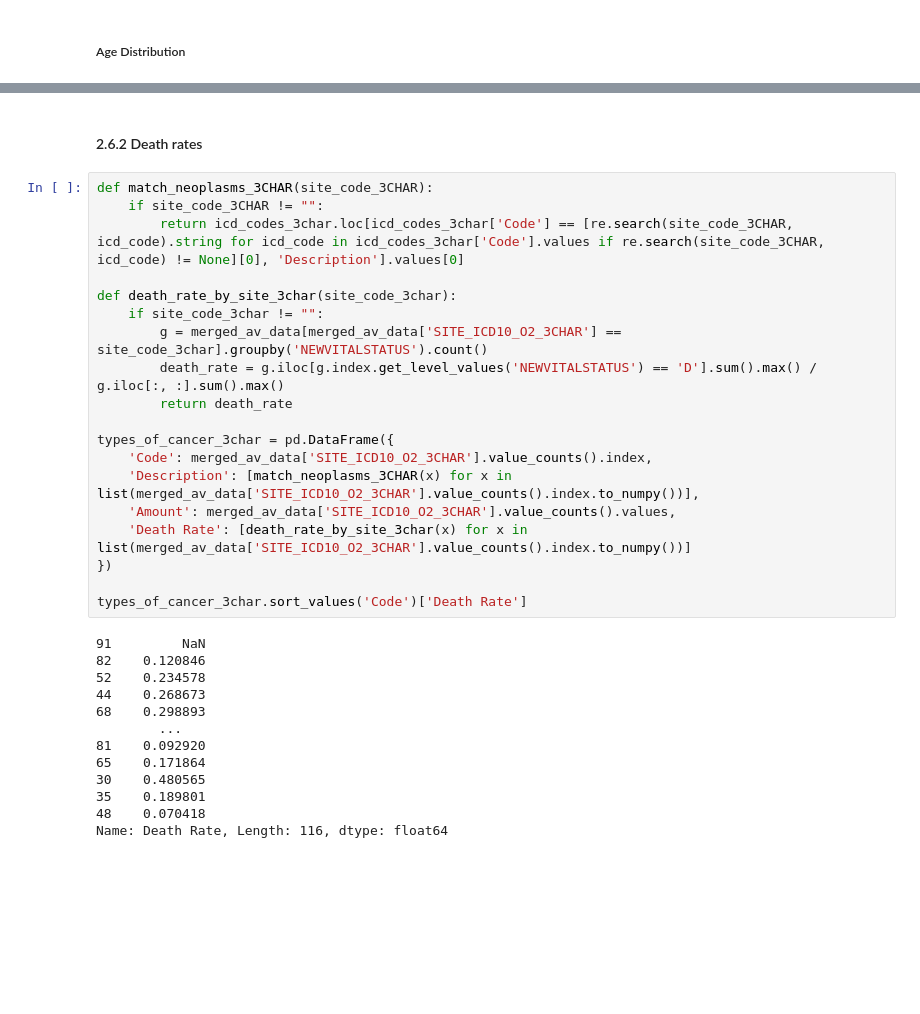
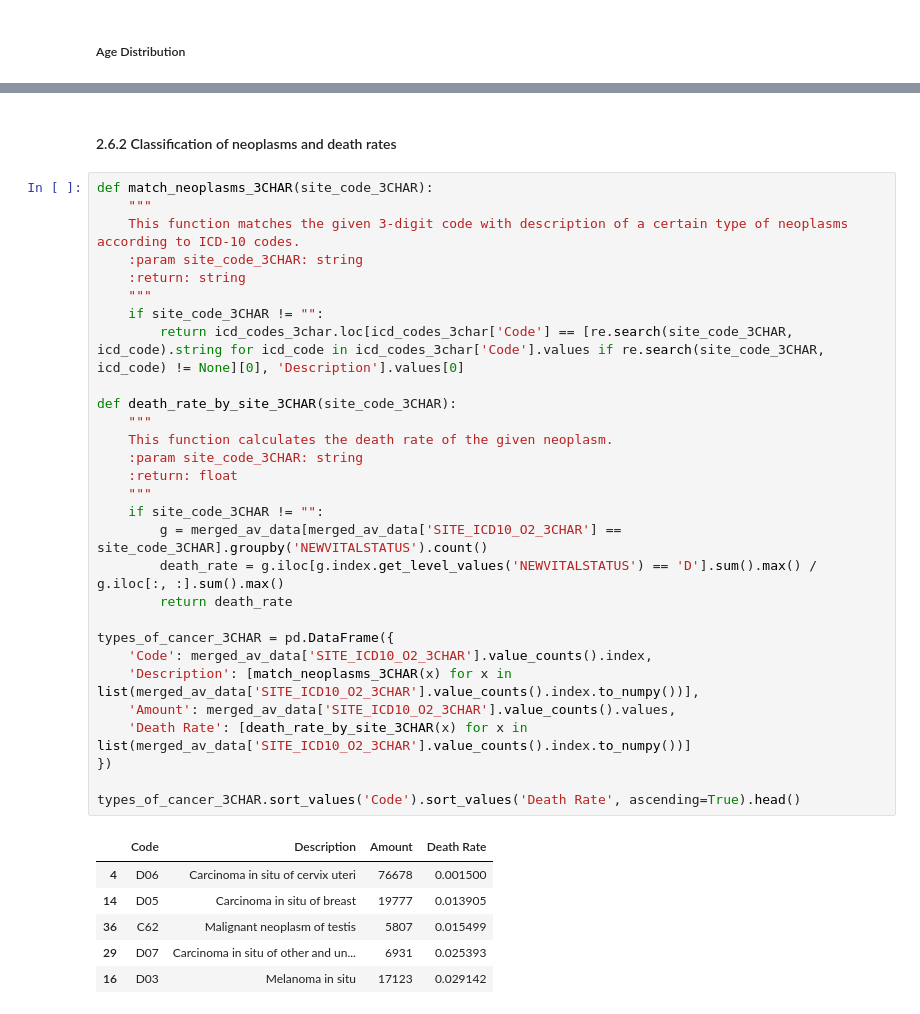
Before and after one commit to c-chen-ed5557/englishhealthdata, a Jupyter notebook: Assignment_2.ipynb, the cells around one changed output, grey strips where cells are left out. Drawn from its saved outputs; the diff is of its cells as text; blank space fills up the shorter version.

```diff
--- a/Assignment_2.ipynb
+++ b/Assignment_2.ipynb
@@ -327,36 +346,40 @@ plt.xlabel = [x for x in range(10)]
 # %% [output]
 [figure]
 # %% [markdown]
-#### 2.6.2 Death rates
+#### 2.6.2 Classification of neoplasms and death rates
 # %%
 def match_neoplasms_3CHAR(site_code_3CHAR):
+    """
+    This function matches the given 3-digit code with description of a certain type of neoplasms according to ICD-10 codes.
+    :param site_code_3CHAR: string
+    :return: string
+    """
     if site_code_3CHAR != "":
         return icd_codes_3char.loc[icd_codes_3char['Code'] == [re.search(site_code_3CHAR, icd_code).string for icd_code in icd_codes_3char['Code'].values if re.search(site_code_3CHAR, icd_code) != None][0], 'Description'].values[0]
 
-def death_rate_by_site_3char(site_code_3char):
-    if site_code_3char != "":
-        g = merged_av_data[merged_av_data['SITE_ICD10_O2_3CHAR'] == site_code_3char].groupby('NEWVITALSTATUS').count()
+def death_rate_by_site_3CHAR(site_code_3CHAR):
+    """
+    This function calculates the death rate of the given neoplasm.
+    :param site_code_3CHAR: string
+    :return: float
+    """
+    if site_code_3CHAR != "":
+        g = merged_av_data[merged_av_data['SITE_ICD10_O2_3CHAR'] == site_code_3CHAR].groupby('NEWVITALSTATUS').count()
         death_rate = g.iloc[g.index.get_level_values('NEWVITALSTATUS') == 'D'].sum().max() / g.iloc[:, :].sum().max()
         return death_rate
 
-types_of_cancer_3char = pd.DataFrame({
+types_of_cancer_3CHAR = pd.DataFrame({
     'Code': merged_av_data['SITE_ICD10_O2_3CHAR'].value_counts().index,
     'Description': [match_neoplasms_3CHAR(x) for x in list(merged_av_data['SITE_ICD10_O2_3CHAR'].value_counts().index.to_numpy())],
     'Amount': merged_av_data['SITE_ICD10_O2_3CHAR'].value_counts().values,
-    'Death Rate': [death_rate_by_site_3char(x) for x in list(merged_av_data['SITE_ICD10_O2_3CHAR'].value_counts().index.to_numpy())]
+    'Death Rate': [death_rate_by_site_3CHAR(x) for x in list(merged_av_data['SITE_ICD10_O2_3CHAR'].value_counts().index.to_numpy())]
 })
 
-types_of_cancer_3char.sort_values('Code')['Death Rate']
+types_of_cancer_3CHAR.sort_values('Code').sort_values('Death Rate', ascending=True).head()
 # %% [output]
-91         NaN
-82    0.120846
-52    0.234578
-44    0.268673
-68    0.298893
-        ...
-81    0.092920
-65    0.171864
-30    0.480565
-35    0.189801
-48    0.070418
-Name: Death Rate, Length: 116, dtype: float64
+|  | Code | Description | Amount | Death Rate |
+| 4 | D06 | Carcinoma in situ of cervix uteri | 76678 | 0.001500 |
+| 14 | D05 | Carcinoma in situ of breast | 19777 | 0.013905 |
+| 36 | C62 | Malignant neoplasm of testis | 5807 | 0.015499 |
+| 29 | D07 | Carcinoma in situ of other and un... | 6931 | 0.025393 |
+| 16 | D03 | Melanoma in situ | 17123 | 0.029142 |
```
Also changed, not shown: parts of 15 cells of this notebook, 1 other file.
